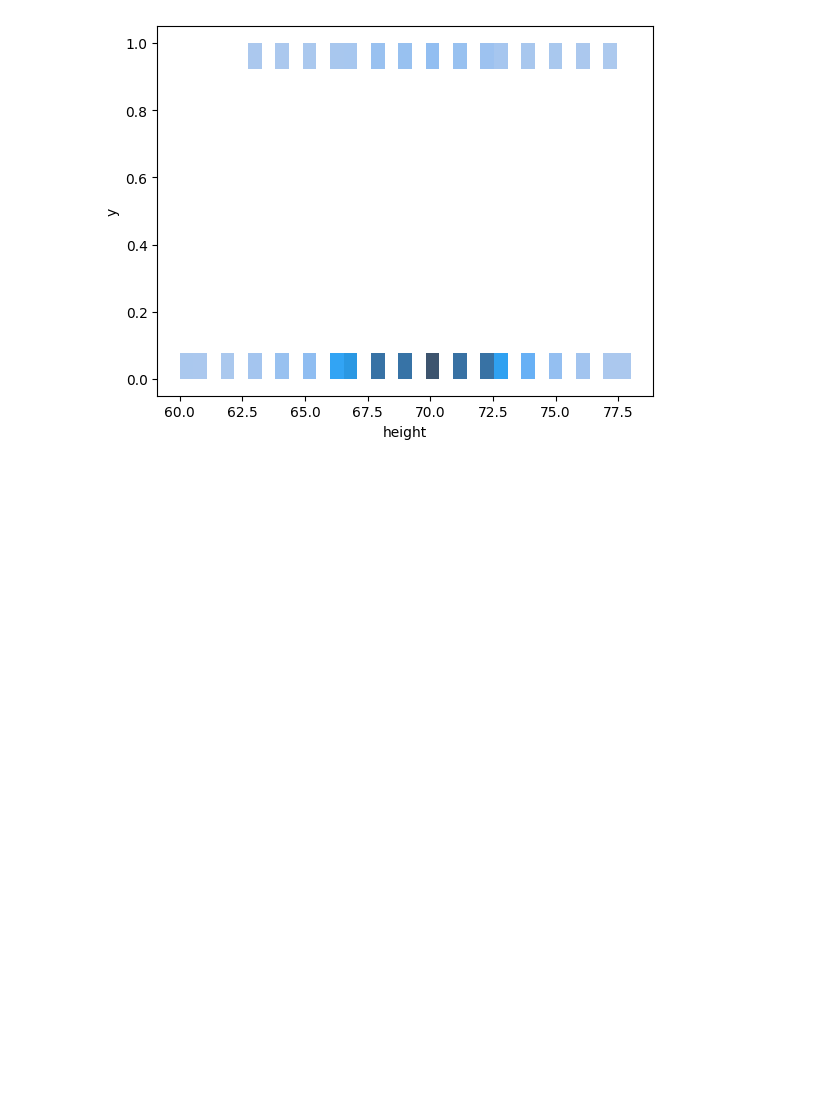
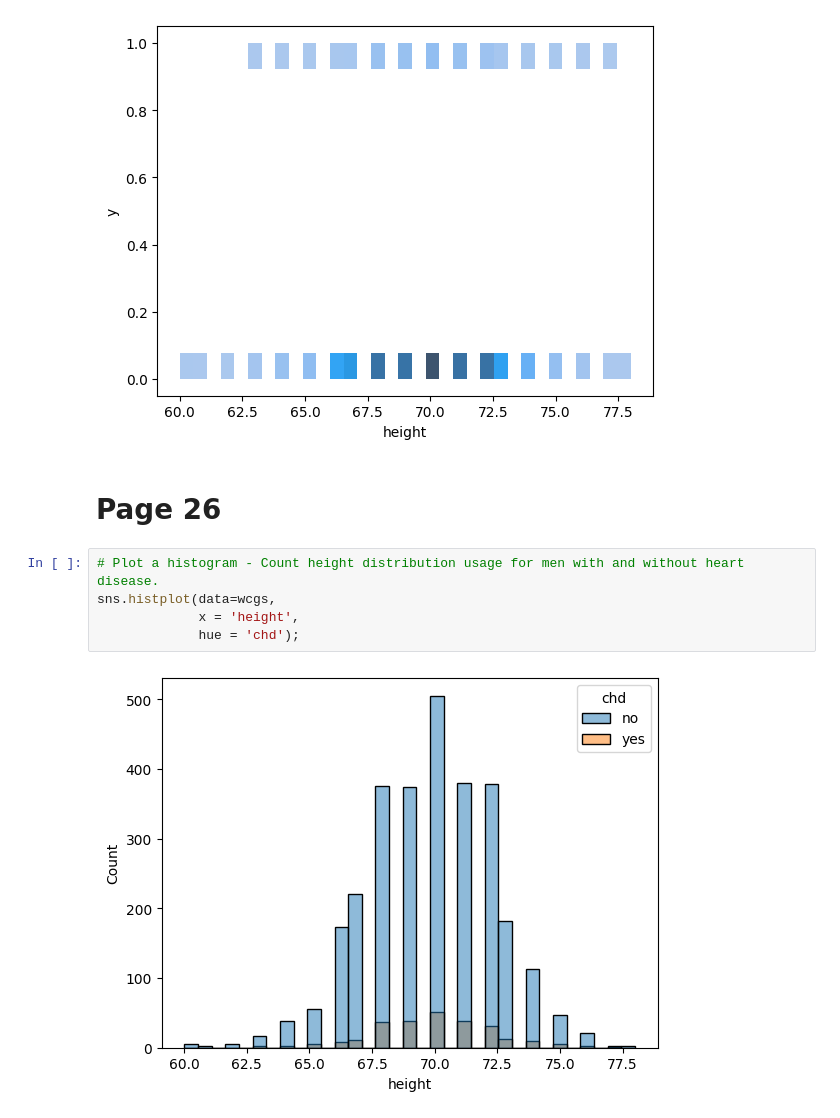
Before and after one commit to percivalphakath/Extending-the-Linear-Model-with-Python, a Jupyter notebook: Chapter2-BinaryResponse.ipynb, the cells around one changed output. Saved outputs shown, nothing was run; the diff lists cells and outputs as text; blank space fills up the shorter version.

```diff
--- a/Chapter2-BinaryResponse.ipynb
+++ b/Chapter2-BinaryResponse.ipynb
@@ -42,3 +58,12 @@ sns.histplot(data=wcgs,
             x = 'height');
 # %% [output]
 [figure]
+# %% [markdown]
+<h1> Page 26 </h1>
+# %%
+# Plot a histogram - Count height distribution usage for men with and without heart disease.
+sns.histplot(data=wcgs,
+             x = 'height',
+             hue = 'chd');
+# %% [output]
+[figure, added]
```
Also changed, not shown: parts of 3 cells of this notebook.
